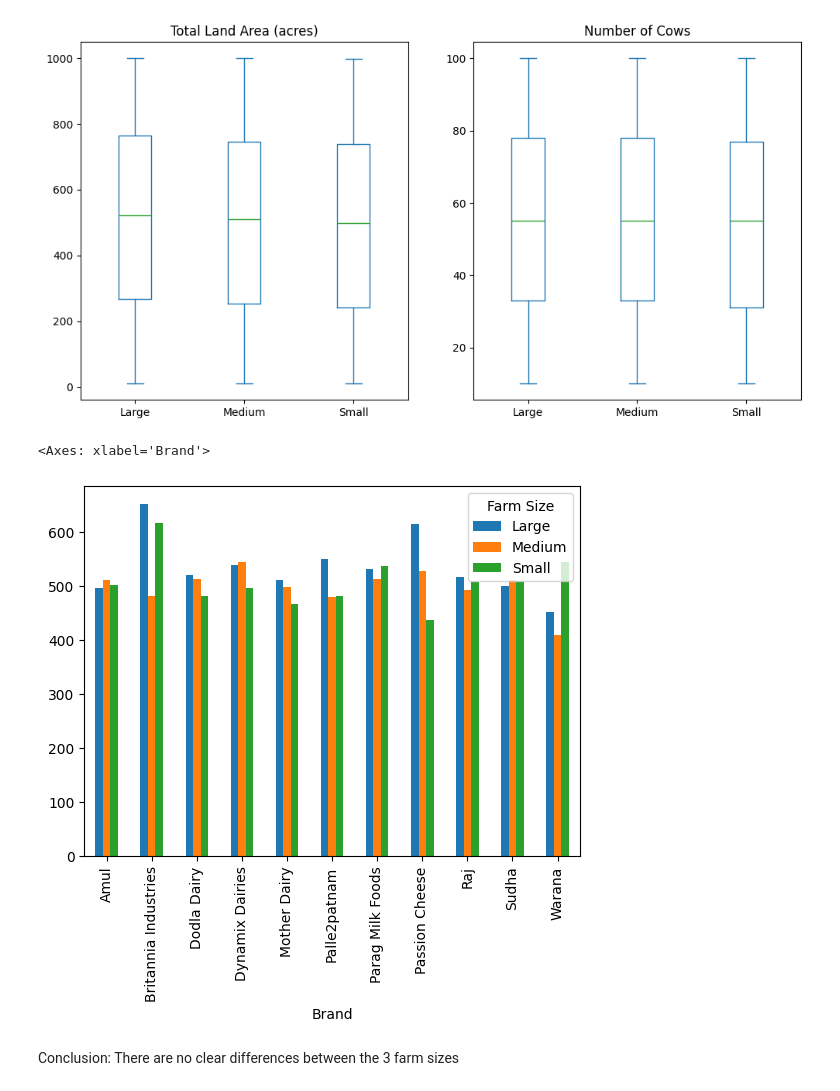
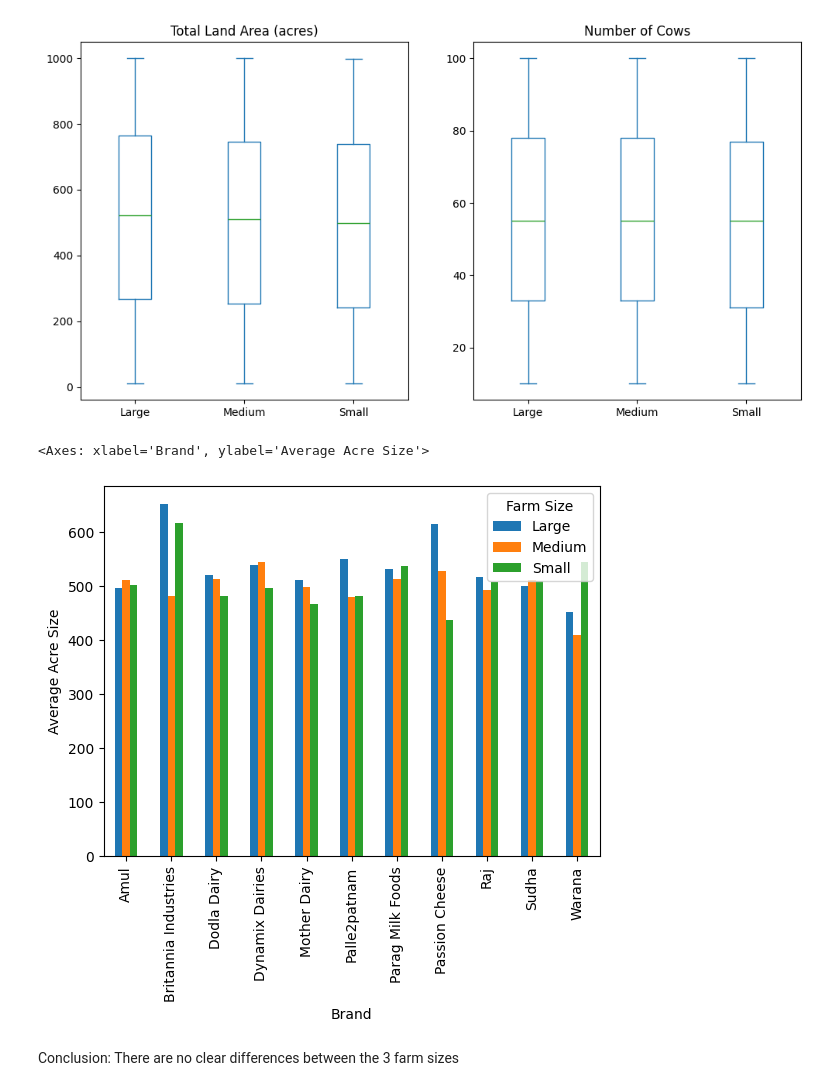
Before and after one commit to ibpinto3098/Personal-Projects, a Jupyter notebook: Dairy Sales/Dairy Sales Analysis.ipynb, the cells around one changed output. Cells and saved outputs as stored; diff of their text form; code cells hidden in the pictures.

```diff
--- a/Dairy Sales/Dairy Sales Analysis.ipynb
+++ b/Dairy Sales/Dairy Sales Analysis.ipynb
@@ -168,10 +191,10 @@ dtype: object
 # %%
 df_brand_size = df[['Brand','Farm Size','Total Land Area (acres)']]
 df_brand_size = df_brand_size.groupby(['Brand','Farm Size'],as_index=False).mean()
-df_brand_size.pivot(index='Brand', columns = 'Farm Size',values='Total Land Area (acres)').plot(kind='bar')
+df_brand_size.pivot(index='Brand', columns = 'Farm Size',values='Total Land Area (acres)').plot(kind='bar',ylabel = "Average Acre Size")
 # %% [output]
-<Axes: xlabel='Brand'>
+<Axes: xlabel='Brand', ylabel='Average Acre Size'>
-[figure, old version]
+[figure, new version]
 # %% [markdown]
 Conclusion: There are no clear differences between the 3 farm sizes
 # %%
```
Also changed, not shown: parts of 3 cells of this notebook.
